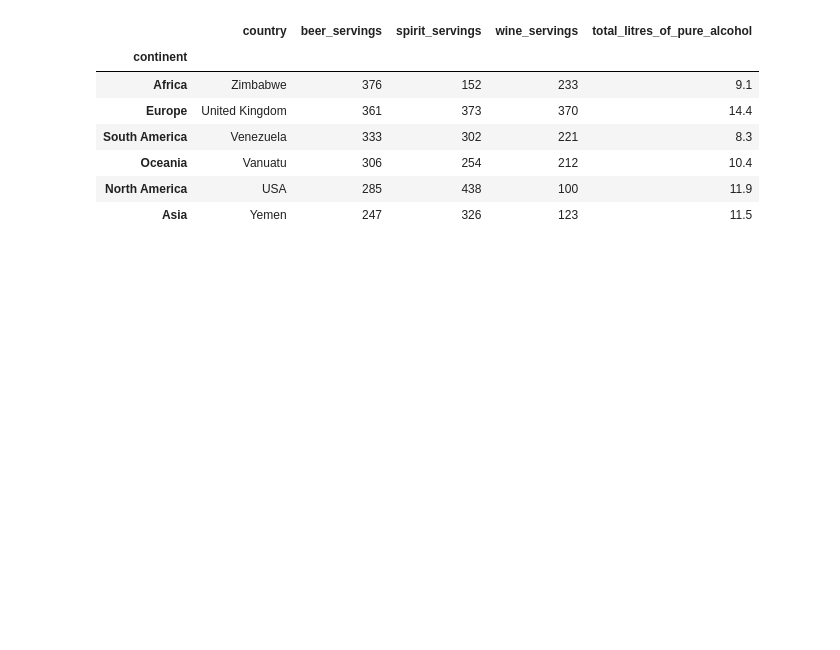
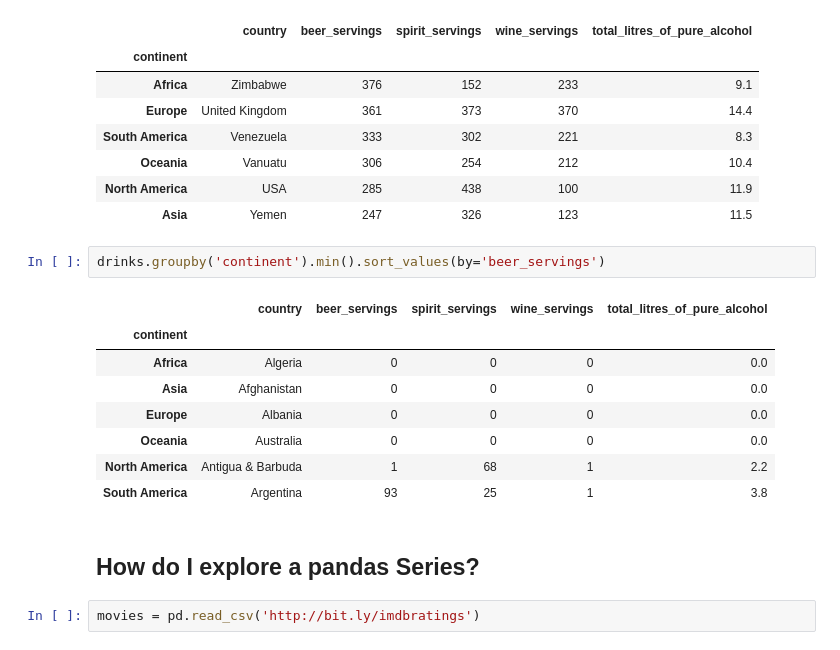
Before and after one commit to Muhammd-Hamza-Sabir/Data-Analysis-using-Pandas, a Jupyter notebook: Pandas Tutorial.ipynb, the cells around one changed output. Cells and saved outputs as stored; diff of their text form; blank space fills up the shorter version.

```diff
--- a/Pandas Tutorial.ipynb
+++ b/Pandas Tutorial.ipynb
@@ -1074,3 +1074,18 @@ drinks.groupby('continent').max().sort_values(by='beer_servings', ascending=Fals
 | Oceania | Vanuatu | 306 | 254 | 212 | 10.4 |
 | North America | USA | 285 | 438 | 100 | 11.9 |
 | Asia | Yemen | 247 | 326 | 123 | 11.5 |
+# %%
+drinks.groupby('continent').min().sort_values(by='beer_servings')
+# %% [output]
+|  | country | beer_servings | spirit_servings | wine_servings | total_litres_of_pure_alcohol |
+| continent |  |  |  |  |  |
+| Africa | Algeria | 0 | 0 | 0 | 0.0 |
+| Asia | Afghanistan | 0 | 0 | 0 | 0.0 |
+| Europe | Albania | 0 | 0 | 0 | 0.0 |
+| Oceania | Australia | 0 | 0 | 0 | 0.0 |
+| North America | Antigua & Barbuda | 1 | 68 | 1 | 2.2 |
+| South America | Argentina | 93 | 25 | 1 | 3.8 |
+# %% [markdown]
+<h2>How do I explore a pandas Series?</h2>
+# %%
+movies = pd.read_csv('http://bit.ly/imdbratings')
```
Also changed, not shown: parts of 29 cells of this notebook.
